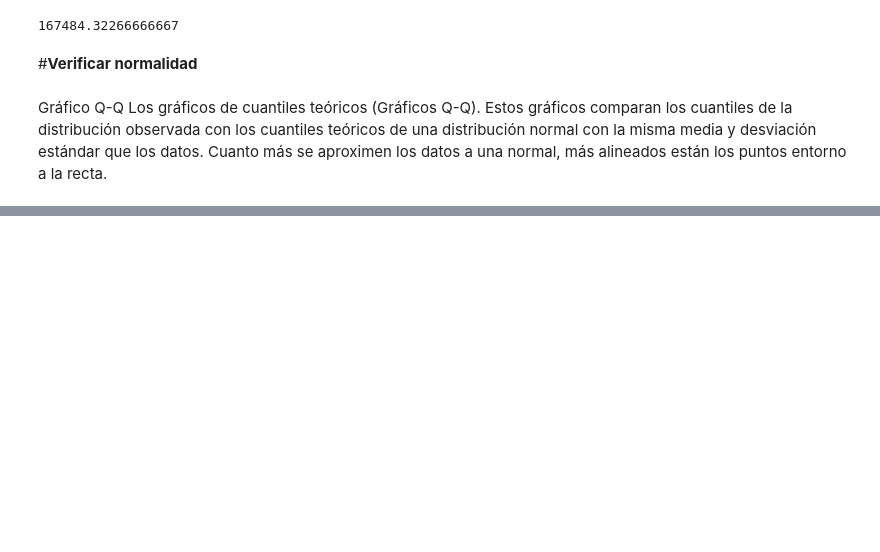
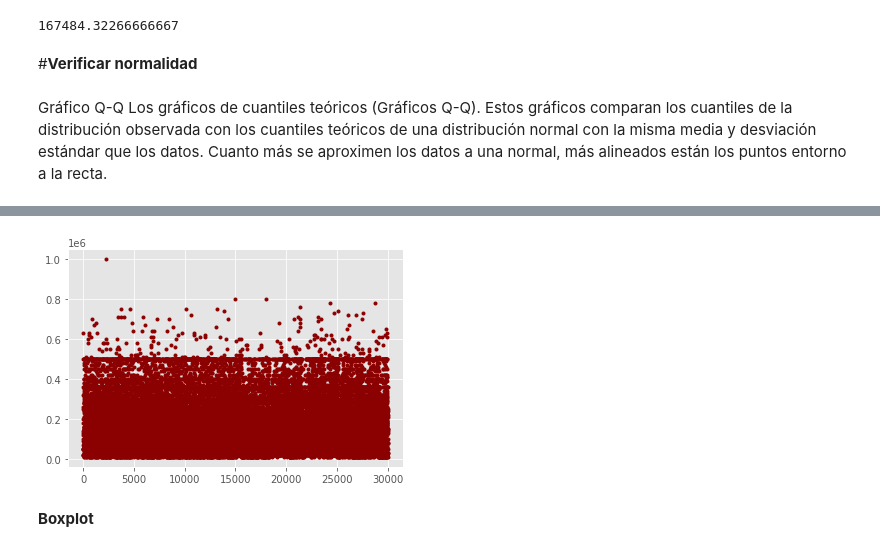
Before and after one commit to defesagit/ProyectoBanco, a Jupyter notebook: ProyectoBancoML.ipynb, the cells around one changed output, grey strips where cells are left out. Saved outputs shown, nothing was run; the diff lists cells and outputs as text; code cells hidden in the pictures; blank space fills up the shorter version.

```diff
--- a/ProyectoBancoML.ipynb
+++ b/ProyectoBancoML.ipynb
@@ -304,0 +357,7 @@ sm.qqplot(MontoCredito,fit=True,line="q",ax=ax)
+# %%
+plt.plot(MontoCredito,".",color="darkred")
+plt.show()
+# %% [output]
+[figure, added]
+# %% [markdown]
+**Boxplot**
```
Also changed, not shown: parts of 96 cells of this notebook.
